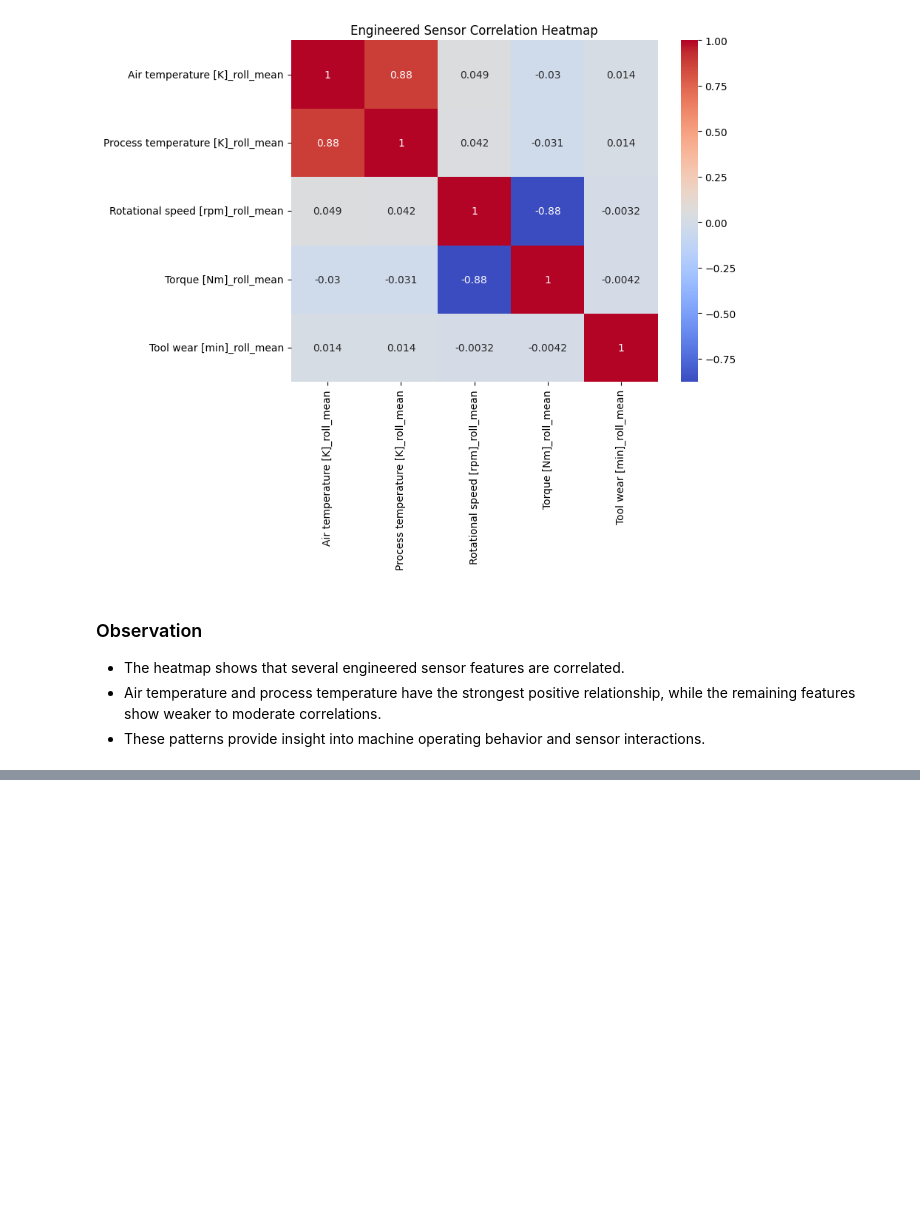
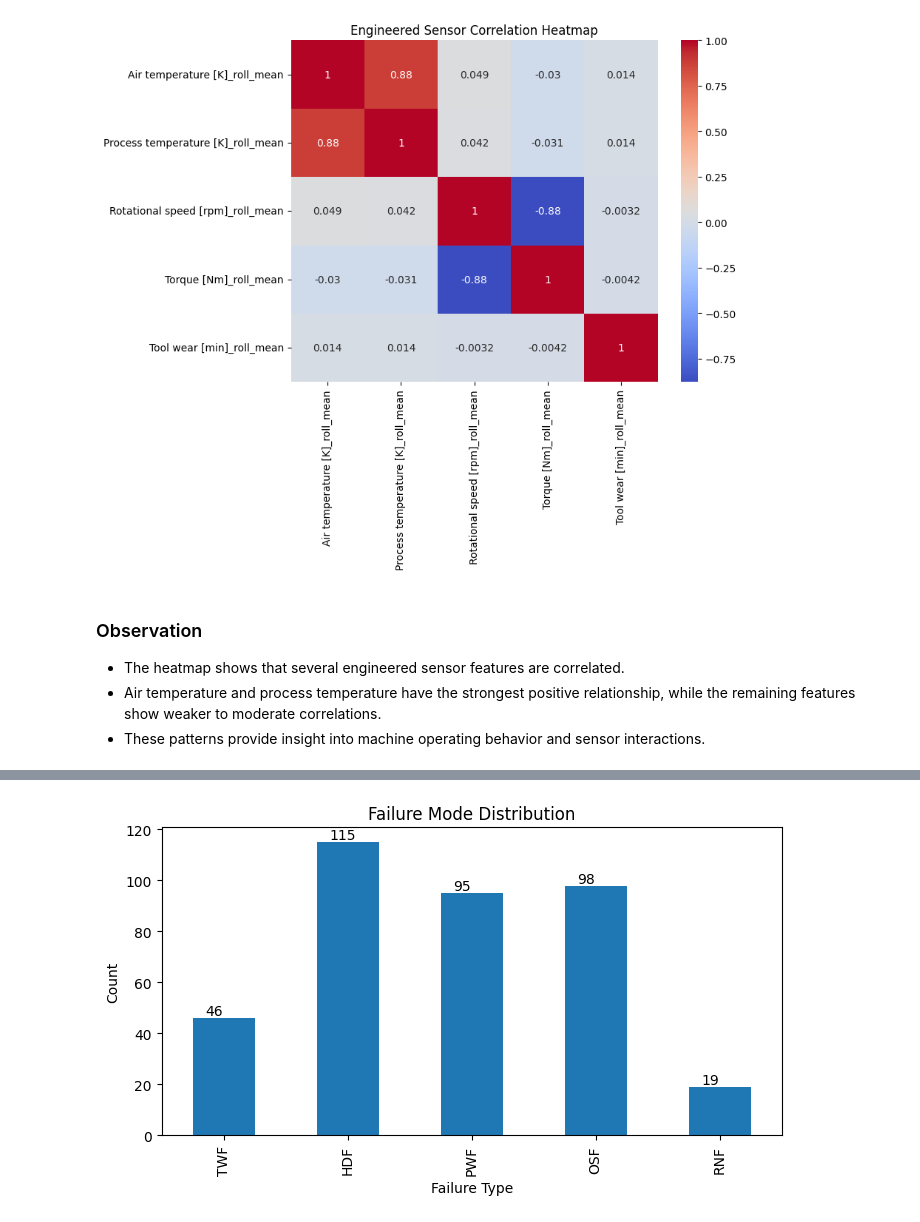
Before and after one commit to KVP6755/Project1_Predictive-Maintenance, a Jupyter notebook: eda/eda_analysis.ipynb, the cells around one changed output, grey strips where cells are left out. Saved outputs shown, nothing was run; the diff lists cells and outputs as text; code cells hidden in the pictures; blank space fills up the shorter version.

```diff
--- a/eda/eda_analysis.ipynb
+++ b/eda/eda_analysis.ipynb
@@ -688,0 +744,41 @@ plt.show()
+# %%
+import pandas as pd
+df=pd.read_csv('../engineered_iot_weather_dataset (1).csv')
+import matplotlib.pyplot as plt
+import os
+
+os.makedirs("../plots/week 2", exist_ok=True)
+
+failure_cols = [
+    "TWF",
+    "HDF",
+    "PWF",
+    "OSF",
+    "RNF"
+]
+
+failure_counts = df[failure_cols].sum()
+
+ax = failure_counts.plot(
+    kind="bar",
+    figsize=(8,4)
+)
+
+plt.title("Failure Mode Distribution")
+plt.xlabel("Failure Type")
+plt.ylabel("Count")
+
+for p in ax.patches:
+    ax.annotate(
+        str(int(p.get_height())),
+        (p.get_x()+0.1, p.get_height()+1)
+    )
+
+plt.savefig(
+    "../plots/week 2/failure_mode_distribution.png",
+    bbox_inches="tight"
+)
+
+plt.show()
+# %% [output]
+[figure, added]
```
Also changed, not shown: parts of 11 cells of this notebook.
